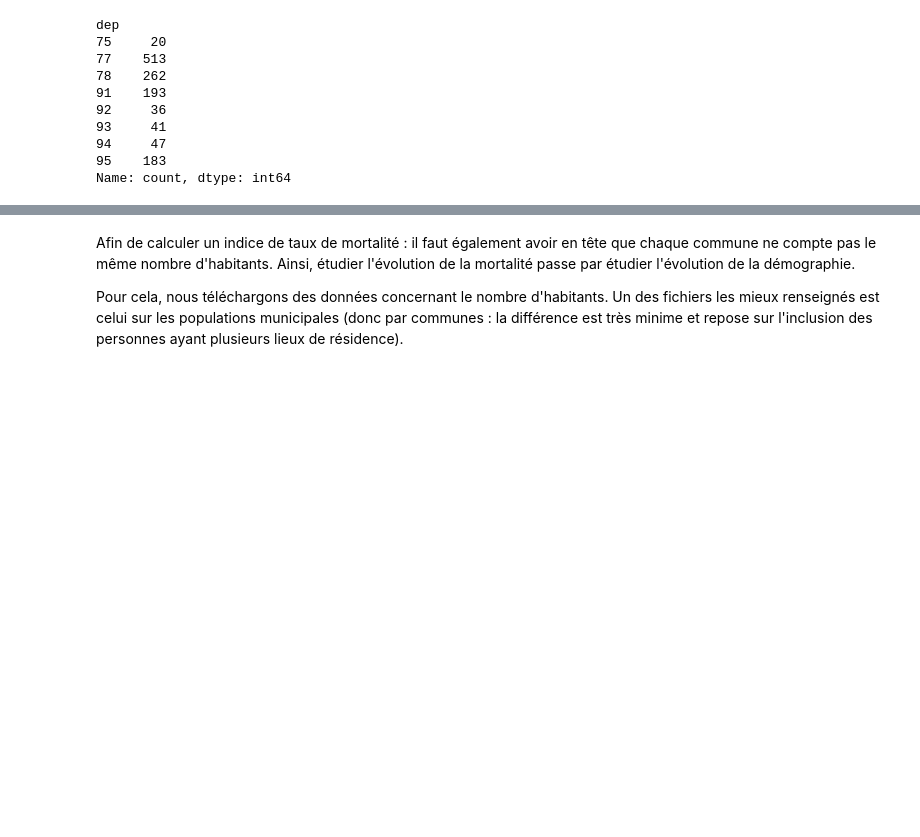
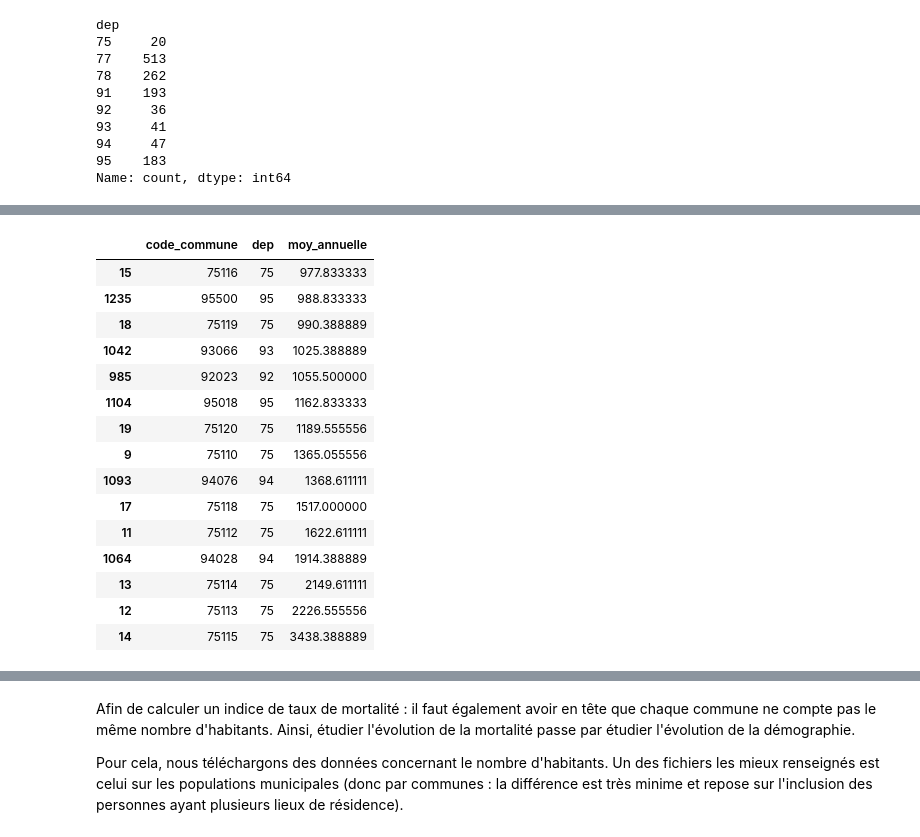
Before and after one commit to TomasAMG7/Python_S1_Challut_Garcia_Mossel, a Jupyter notebook: DATA/data_mortalité.ipynb, the cells around one changed output, grey strips where cells are left out. Drawn from its saved outputs; the diff is of its cells as text; code cells hidden in the pictures; blank space fills up the shorter version.

```diff
--- a/DATA/data_mortalité.ipynb
+++ b/DATA/data_mortalité.ipynb
@@ -116,0 +159,38 @@ Il est à présent possible d'observer quelles sont les communes avec le plus gr
+# %%
+fusions = {
+    # 77
+    "77166": "77316", "77170": "77316", "77299": "77316", "77491": "77316",  # Moret-Loing-et-Orvanne
+    "77149": "77109",                                                         # Chenoise-Cucharmoy
+    "77028": "77433",                                                         # Beautheil-Saints
+    "77399": "77504",                                                         # Villemaréchal
+    # 78
+    "78251": "78551",                                                         # Saint-Germain-en-Laye
+    "78524": "78158",                                                         # Le Chesnay-Rocquencourt
+    "78503": "78320",                                                         # Notre-Dame-de-la-Mer
+    # 91
+    "91182": "91228",                                                         # Évry-Courcouronnes
+    "91222": "91390",                                                         # Le Mérévillois
+    # 93
+    "93059": "93066",                                                         # Saint-Denis
+    # 95
+    "95259": "95040",                                                         # Avernes
+    "95282": "95169",                                                         # Commeny
+}
+
+
+df = deces_idf.copy()
+
+df["code_commune"] = df["code_commune"].replace(fusions)
+
+# Somme des décès par commune actuelle
+cols_deces = [f"deces_{a}" for a in range(2008, 2026)]
+deces_fus = df.groupby("code_commune", as_index=False)[cols_deces].sum()
+
+# Variables que nous recalculons après la fusion
+deces_fus["total_2008_2025"] = deces_fus[cols_deces].sum(axis=1)
+deces_fus["moy_annuelle"] = deces_fus[cols_deces].mean(axis=1)
+deces_fus["annee_pic"] = deces_fus[cols_deces].idxmax(axis=1).str[-4:].astype(int)
+deces_fus["deces_annee_pic"] = deces_fus[cols_deces].max(axis=1)
+deces_fus["dep"] = deces_fus["code_commune"].str[:2]
+
+print(len(deces_idf), "->", len(deces_fus), "communes")
@@ -116,0 +234,19 @@ Il est à présent possible d'observer quelles sont les communes avec le plus gr
+# %%
+deces_fus.sort_values(by="moy_annuelle").tail(15)[['code_commune', 'dep', 'moy_annuelle']]
+# %% [output]
+|  | code_commune | dep | moy_annuelle |
+| 15 | 75116 | 75 | 977.833333 |
+| 1235 | 95500 | 95 | 988.833333 |
+| 18 | 75119 | 75 | 990.388889 |
+| 1042 | 93066 | 93 | 1025.388889 |
+| 985 | 92023 | 92 | 1055.500000 |
+| 1104 | 95018 | 95 | 1162.833333 |
+| 19 | 75120 | 75 | 1189.555556 |
+| 9 | 75110 | 75 | 1365.055556 |
+| 1093 | 94076 | 94 | 1368.611111 |
+| 17 | 75118 | 75 | 1517.000000 |
+| 11 | 75112 | 75 | 1622.611111 |
+| 1064 | 94028 | 94 | 1914.388889 |
+| 13 | 75114 | 75 | 2149.611111 |
+| 12 | 75113 | 75 | 2226.555556 |
+| 14 | 75115 | 75 | 3438.388889 |
```
Also changed, not shown: parts of 27 cells of this notebook.
